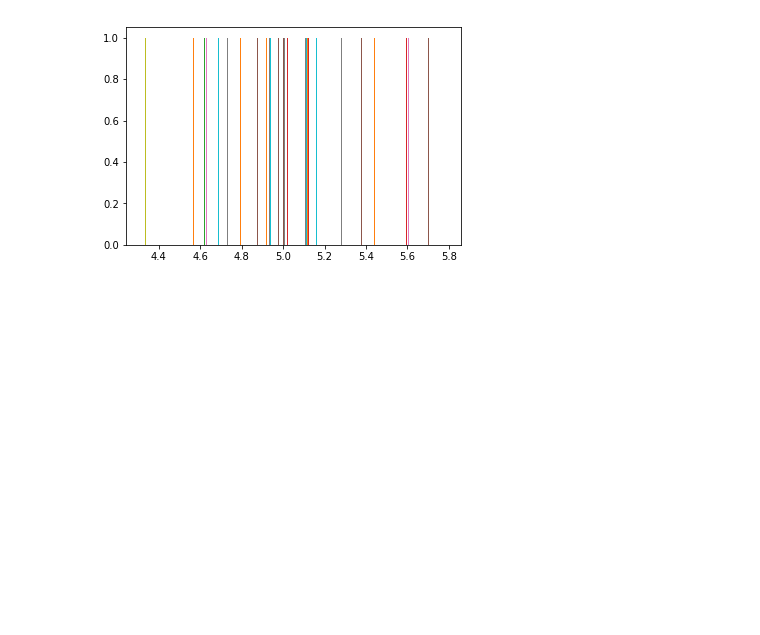
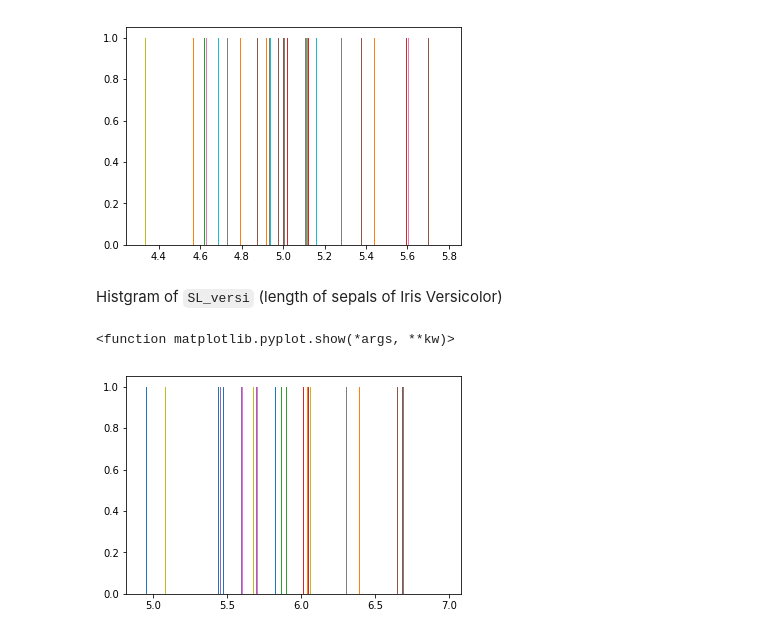
Before and after one commit to andkoc001/PandS-Project2019, a Jupyter notebook: PandS_Project_2019.ipynb, the cells around one changed output. Cells and saved outputs as stored; diff of their text form; code cells hidden in the pictures; blank space fills up the shorter version.

Commit message:
Further dataset slicing; comments and general tidy up.

```diff
--- a/PandS_Project_2019.ipynb
+++ b/PandS_Project_2019.ipynb
@@ -100,7 +120,5 @@ Unfortunately, as it turns out, `numpy.ndarray` hsa its own limitation. For inst
 # %%
-type(ids) # pandas.core.frame.DataFrame
-
 # converting DataFrame into an array (as per Numpy)
-# idsv = ids.values
-# type(idsv) # numpy.ndarray
+idsv = ids.values
+type(idsv) # numpy.ndarray
 # %% [output]
@@ -136,0 +160,3 @@ AttributeError: 'numpy.ndarray' object has no attribute 'describe'
+# %%
+# Slicing - first attributes of first 50 instances - sepal length of Iris Versicolor
+SL_versi = idsv[50:100,0]
@@ -145,3 +216,12 @@ pl.show
 # %% [output]
 <function matplotlib.pyplot.show(*args, **kw)>
 [figure]
+# %% [markdown]
+Histgram of `SL_versi` (length of sepals of Iris Versicolor)
+# %%
+# histogram
+pl.hist(SL_versi)
+pl.show
+# %% [output]
+<function matplotlib.pyplot.show(*args, **kw)>
+[figure, added]
```
Also changed, not shown: parts of 51 cells of this notebook, 1 other file.
